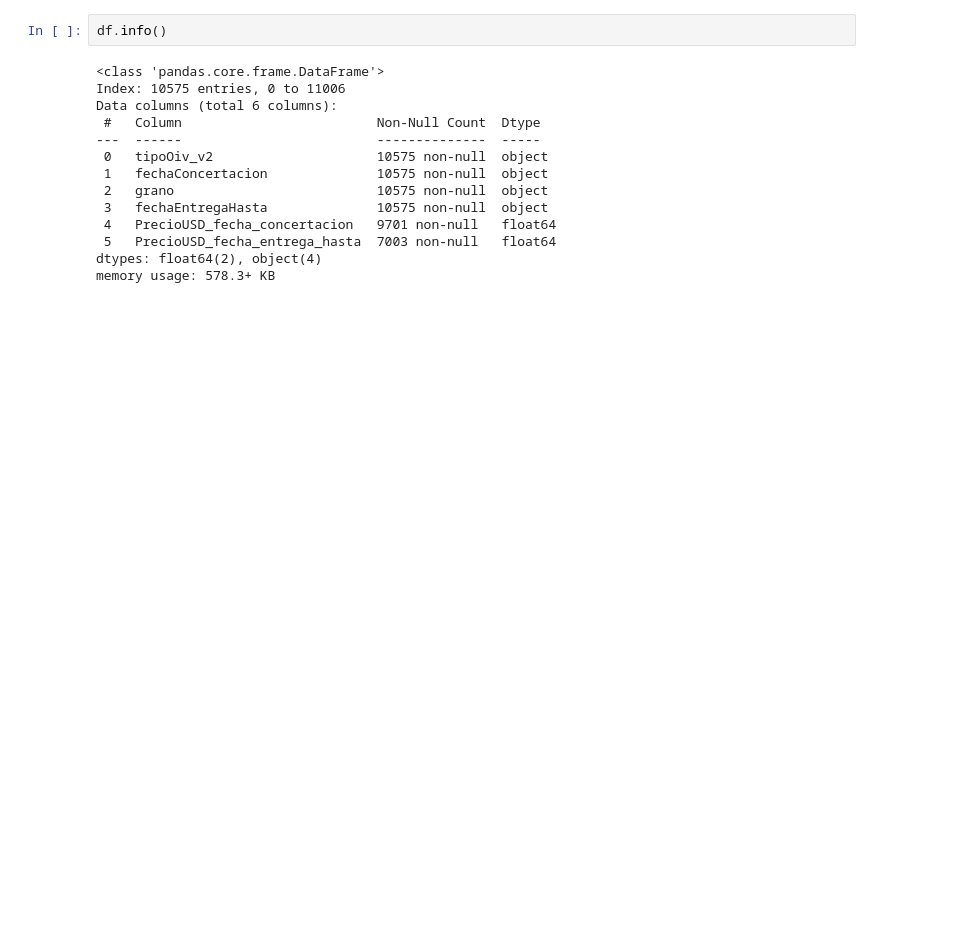
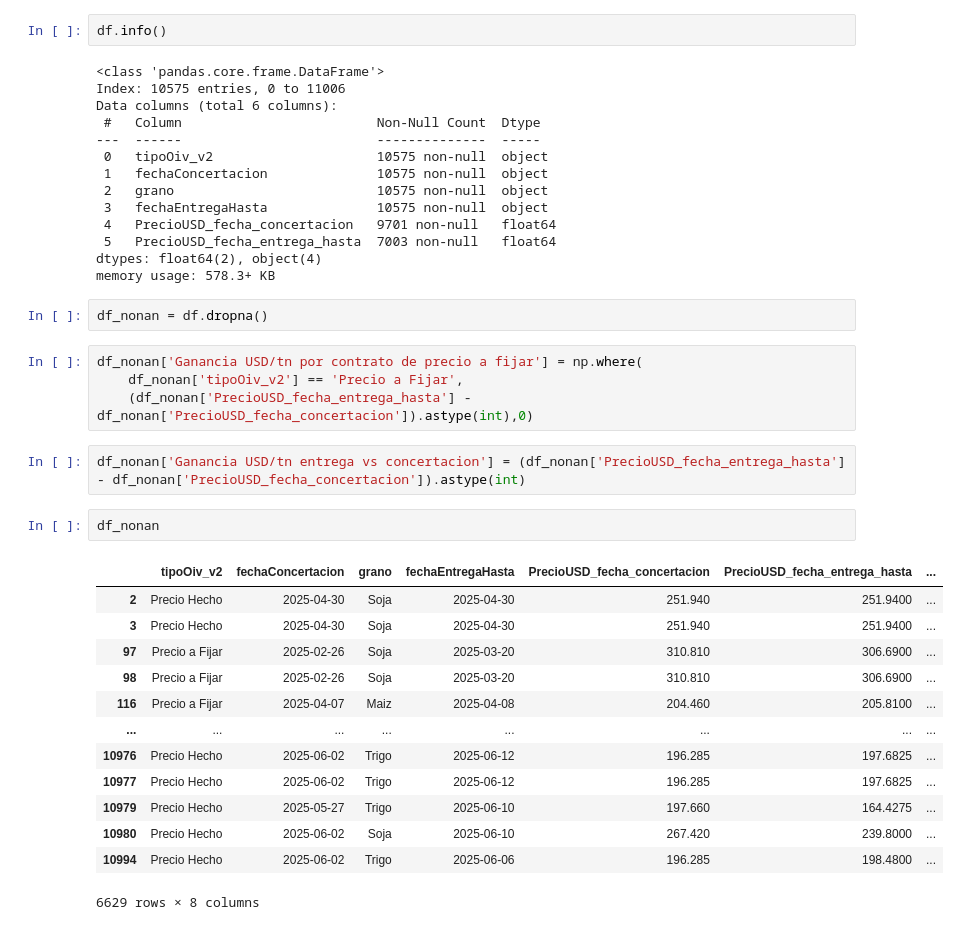
Before and after one commit to plijtmaer/web-mining-sio-granos, a Jupyter notebook: notebooks/5 - Precio Hecho vs. Precio a Fijar.ipynb, the cells around one changed output. Saved outputs shown, nothing was run; the diff lists cells and outputs as text; blank space fills up the shorter version.

```diff
--- a/notebooks/5 - Precio Hecho vs. Precio a Fijar.ipynb
+++ b/notebooks/5 - Precio Hecho vs. Precio a Fijar.ipynb
@@ -38,3 +40,27 @@ Data columns (total 6 columns):
  5   PrecioUSD_fecha_entrega_hasta  7003 non-null   float64
 dtypes: float64(2), object(4)
 memory usage: 578.3+ KB
+# %%
+df_nonan = df.dropna()
+# %%
+df_nonan['Ganancia USD/tn por contrato de precio a fijar'] = np.where(
+	df_nonan['tipoOiv_v2'] == 'Precio a Fijar',
+	(df_nonan['PrecioUSD_fecha_entrega_hasta'] - df_nonan['PrecioUSD_fecha_concertacion']).astype(int),0)
+# %%
+df_nonan['Ganancia USD/tn entrega vs concertacion'] = (df_nonan['PrecioUSD_fecha_entrega_hasta'] - df_nonan['PrecioUSD_fecha_concertacion']).astype(int)
+# %%
+df_nonan
+# %% [output]
+|  | tipoOiv_v2 | fechaConcertacion | grano | fechaEntregaHasta | PrecioUSD_fecha_concertacion | PrecioUSD_fecha_entrega_hasta | ... |
+| 2 | Precio Hecho | 2025-04-30 | Soja | 2025-04-30 | 251.940 | 251.9400 | ... |
+| 3 | Precio Hecho | 2025-04-30 | Soja | 2025-04-30 | 251.940 | 251.9400 | ... |
+| 97 | Precio a Fijar | 2025-02-26 | Soja | 2025-03-20 | 310.810 | 306.6900 | ... |
+| 98 | Precio a Fijar | 2025-02-26 | Soja | 2025-03-20 | 310.810 | 306.6900 | ... |
+| 116 | Precio a Fijar | 2025-04-07 | Maiz | 2025-04-08 | 204.460 | 205.8100 | ... |
+| ... | ... | ... | ... | ... | ... | ... | ... |
+| 10976 | Precio Hecho | 2025-06-02 | Trigo | 2025-06-12 | 196.285 | 197.6825 | ... |
+| 10977 | Precio Hecho | 2025-06-02 | Trigo | 2025-06-12 | 196.285 | 197.6825 | ... |
+| 10979 | Precio Hecho | 2025-05-27 | Trigo | 2025-06-10 | 197.660 | 164.4275 | ... |
+| 10980 | Precio Hecho | 2025-06-02 | Soja | 2025-06-10 | 267.420 | 239.8000 | ... |
+| 10994 | Precio Hecho | 2025-06-02 | Trigo | 2025-06-06 | 196.285 | 198.4800 | ... |
+6629 rows × 8 columns
```
Also changed, not shown: parts of 5 cells of this notebook.
